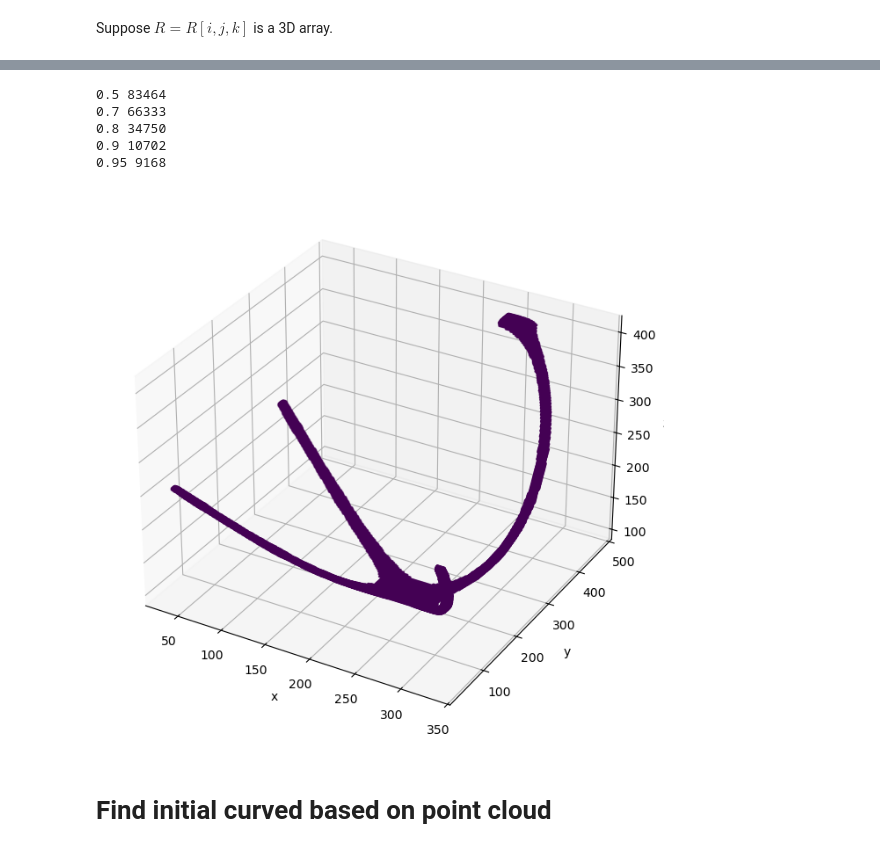
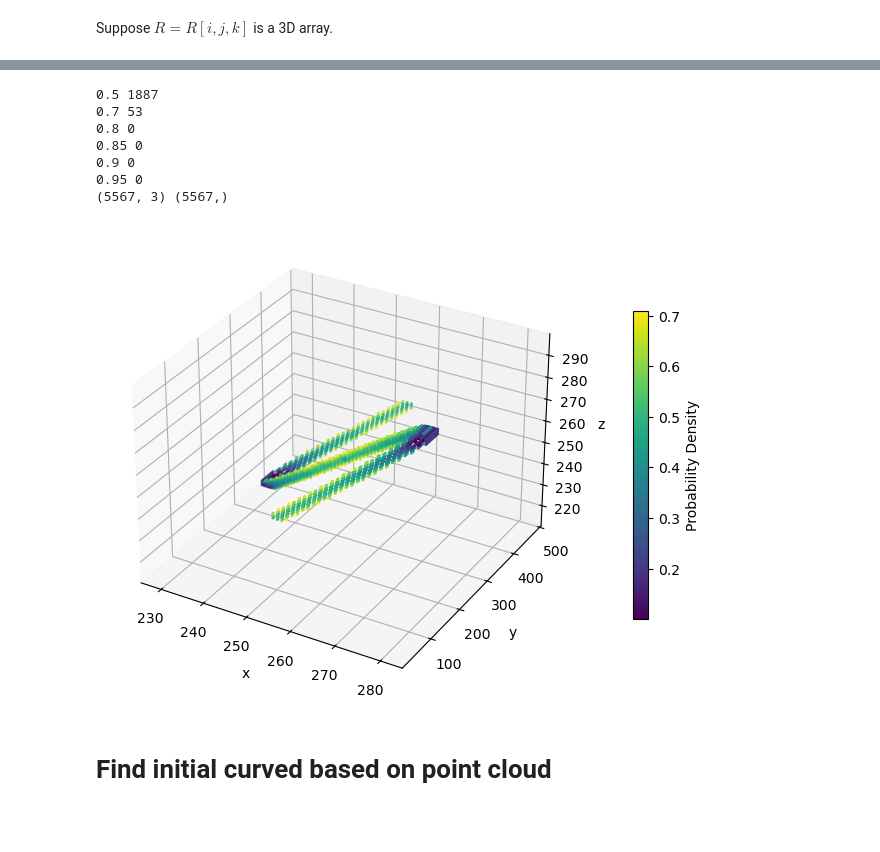
Before and after one commit to josef-lin/HFSP-dodder, a Jupyter notebook: src/data-reconstruction/probability-reconstruction.ipynb, the cells around one changed output, grey strips where cells are left out. Saved outputs shown, nothing was run; the diff lists cells and outputs as text; code cells hidden in the pictures; blank space fills up the shorter version.

```diff
--- a/src/data-reconstruction/probability-reconstruction.ipynb
+++ b/src/data-reconstruction/probability-reconstruction.ipynb
@@ -24,7 +25,7 @@ $$
 Suppose $R = R[i,j,k]$ is a 3D array.
 # %%
 # image parameters
-g = 2
+g = 3
 t = 1
 
 # image paths
@@ -32,11 +33,13 @@ t = 1
 # yz_path = (f"../../data/synthetic/images/gen_{g:02d}/plant_gen{g:02d}_t{t:02d}_yz.png")
 xz_path = (f"../../data/synthetic/test_curves/gen_{g:02d}/plant_gen{g:02d}_t{t:02d}_xz.png")
 yz_path = (f"../../data/synthetic/test_curves/gen_{g:02d}/plant_gen{g:02d}_t{t:02d}_yz.png")
+xy_path = (f"../../data/synthetic/test_curves/gen_{g:02d}/plant_gen{g:02d}_t{t:02d}_xy.png")
 
 
 # load images
 img_xz = cv2.imread(xz_path, cv2.IMREAD_GRAYSCALE)
 img_yz = cv2.imread(yz_path, cv2.IMREAD_GRAYSCALE)
+img_xy = cv2.imread(xy_path, cv2.IMREAD_GRAYSCALE)
 
 if img_xz is None:
     raise FileNotFoundError(xz_path)
@@ -44,23 +47,30 @@ if img_xz is None:
 if img_yz is None:
     raise FileNotFoundError(yz_path)
 
+if img_xy is None:
+    raise FileNotFoundError(xy_path)
+
 # convert to [0,1]
 # rho_xz and rho_yz are the probability distributions along the xz and yz planes
 # (x,z) and (y,z) respectively. The .T is to transpose the arrays so that the z-axis is the first axis.
 rho_xz = (img_xz > 0).astype(np.float32).T
 rho_yz = (img_yz > 0).astype(np.float32).T
+rho_xy = (img_xy > 0).astype(np.float32).T
 
 # optional denoising / uncertainty model
 # rho_xz = cv2.GaussianBlur(rho_xz, (0, 0), sigmaX=2)
 # rho_yz = cv2.GaussianBlur(rho_yz, (0, 0), sigmaX=2)
 
 # construct R0
-R0 = rho_xz[:, None, :] * rho_yz[None, :, :]
+R0 = rho_xz[:, None, :] * rho_yz[None, :, :] * rho_xy[:, :, None]
 
 print("rho_xz shape:", rho_xz.shape)
 print("rho_yz shape:", rho_yz.shape)
+print("rho_xy shape:", rho_xy.shape)
 print("R0 shape:", R0.shape)
 print("R0 mass:", R0.sum())
+x, y, z = np.where(R0 > 0)
+print(len(x), len(y), len(z))
 # %% [output]
 rho_xz shape: (512, 512)
 rho_yz shape: (512, 512)
@@ -144,31 +155,42 @@ plt.ylabel('Energy')
 # %%
-for alpha in [0.5, 0.7, 0.8, 0.9, 0.95]:
+# probability distribution so assume max(R) = 1
+for alpha in [0.5, 0.7, 0.8, 0.85, 0.9, 0.95]:
 
-    pts = np.argwhere(R > alpha*np.max(R))
+    pts = np.argwhere(R > alpha)
 
     print(alpha, len(pts))
 
-threshold = 0.95*np.max(R)
+threshold = 0.1
 
-x, y, z = np.where(R0 > threshold)
+points = np.argwhere(R > threshold)
+x, y, z = np.where(R > threshold)
+mask = R > threshold
+prob = R[mask]
+print(points.shape, prob.shape)
 
-fig = plt.figure(figsize=(8,8))
+fig = plt.figure(figsize=(8, 8))
 ax = fig.add_subplot(111, projection='3d')
 
-ax.scatter(x, y, z, s=1, c=R0[x,y,z], cmap='viridis')
+# 1. Store the scatter plot object in a variable (e.g., 'sc')
+sc = ax.scatter(x, y, z, s=1, c=R[x, y, z], cmap='viridis')
 
 ax.set_xlabel('x')
 ax.set_ylabel('y')
 ax.set_zlabel('z')
 
+# 2. Pass 'sc' into the colorbar function
+fig.colorbar(sc, ax=ax, label='Probability Density', shrink=0.5, pad=0.1)
+
 plt.show()
 # %% [output]
-0.5 83464
-0.7 66333
-0.8 34750
-0.9 10702
-0.95 9168
+0.5 1887
+0.7 53
+0.8 0
+0.85 0
+0.9 0
+0.95 0
+(5567, 3) (5567,)
-[figure, old version]
+[figure, new version]
 # %% [markdown]
 # Find initial curved based on point cloud
 # %%
```
Also changed, not shown: parts of 18 cells of this notebook.
